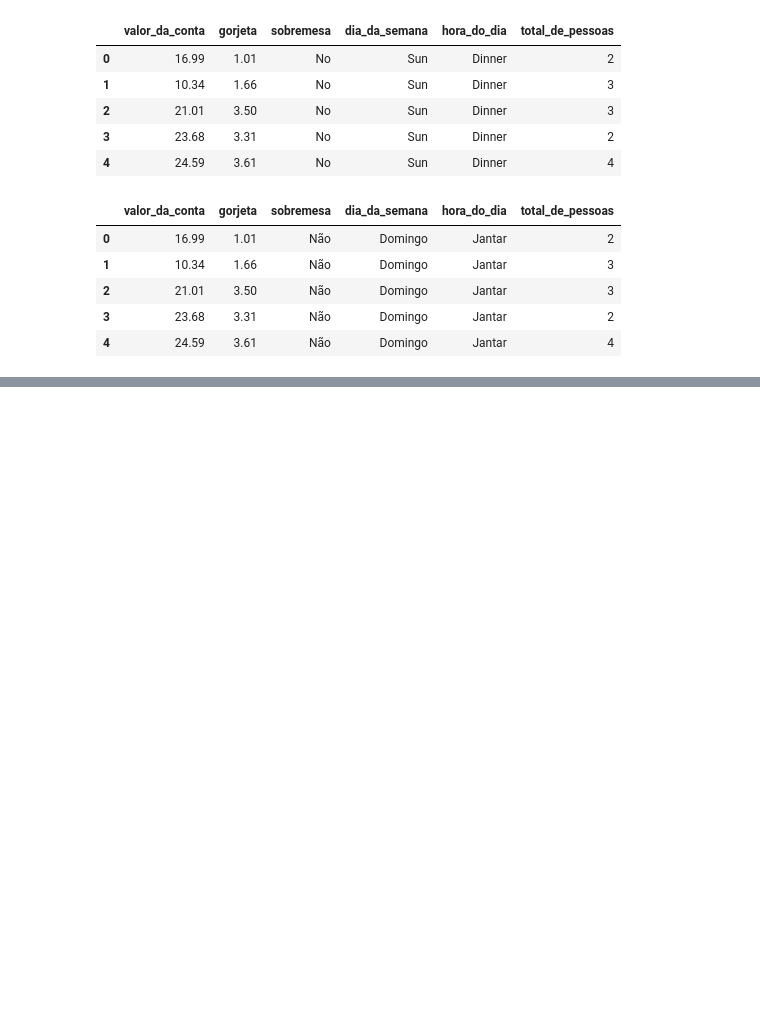
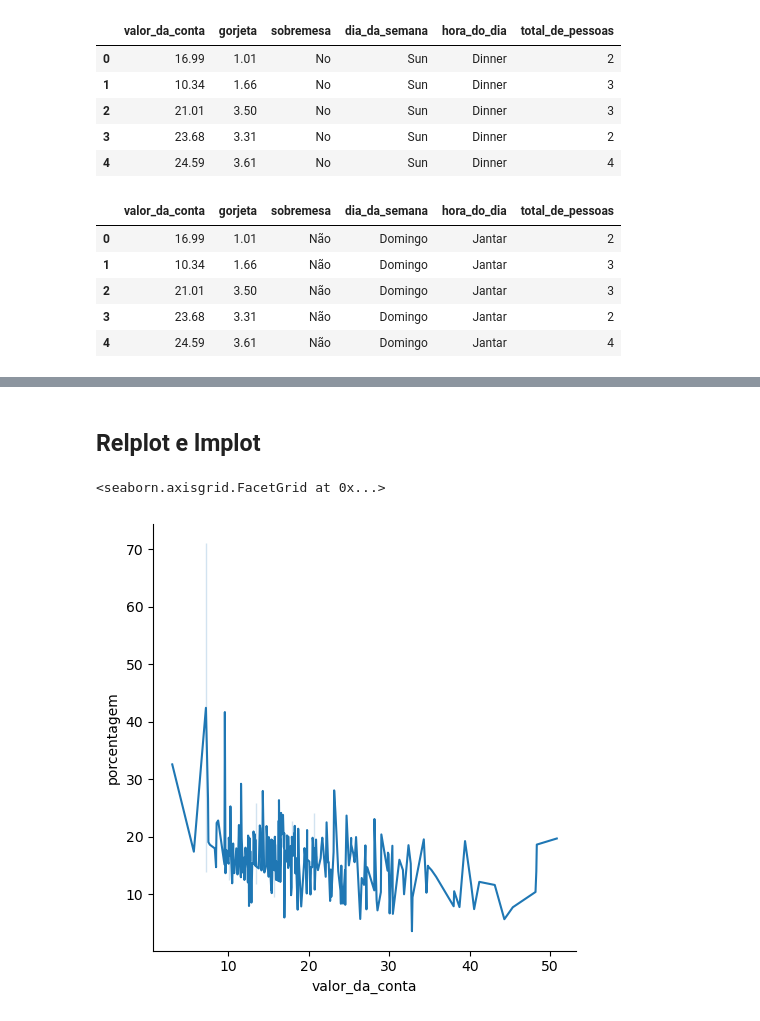
Before and after one commit to DacioMP/python_para_data_science, a Jupyter notebook: data_visualization_explorando_com_seaborn/aulas.ipynb, the cells around one changed output, grey strips where cells are left out. Cells and saved outputs as stored; diff of their text form; code cells hidden in the pictures; blank space fills up the shorter version.

```diff
--- a/data_visualization_explorando_com_seaborn/aulas.ipynb
+++ b/data_visualization_explorando_com_seaborn/aulas.ipynb
@@ -68,0 +154,13 @@ gorjetas.head()
+# %% [markdown]
+## Relplot e lmplot
+# %%
+# relplot
+x = gorjetas.valor_da_conta
+y = gorjetas.porcentagem
+data = gorjetas
+kind = 'line'
+porcentagem_conta_linha = sns.relplot(x=x, y=y, kind=kind, data=data)
+porcentagem_conta_linha
+# %% [output]
+<seaborn.axisgrid.FacetGrid at 0x...>
+[figure, added]
```
Also changed, not shown: parts of 18 cells of this notebook, 1 other file.
